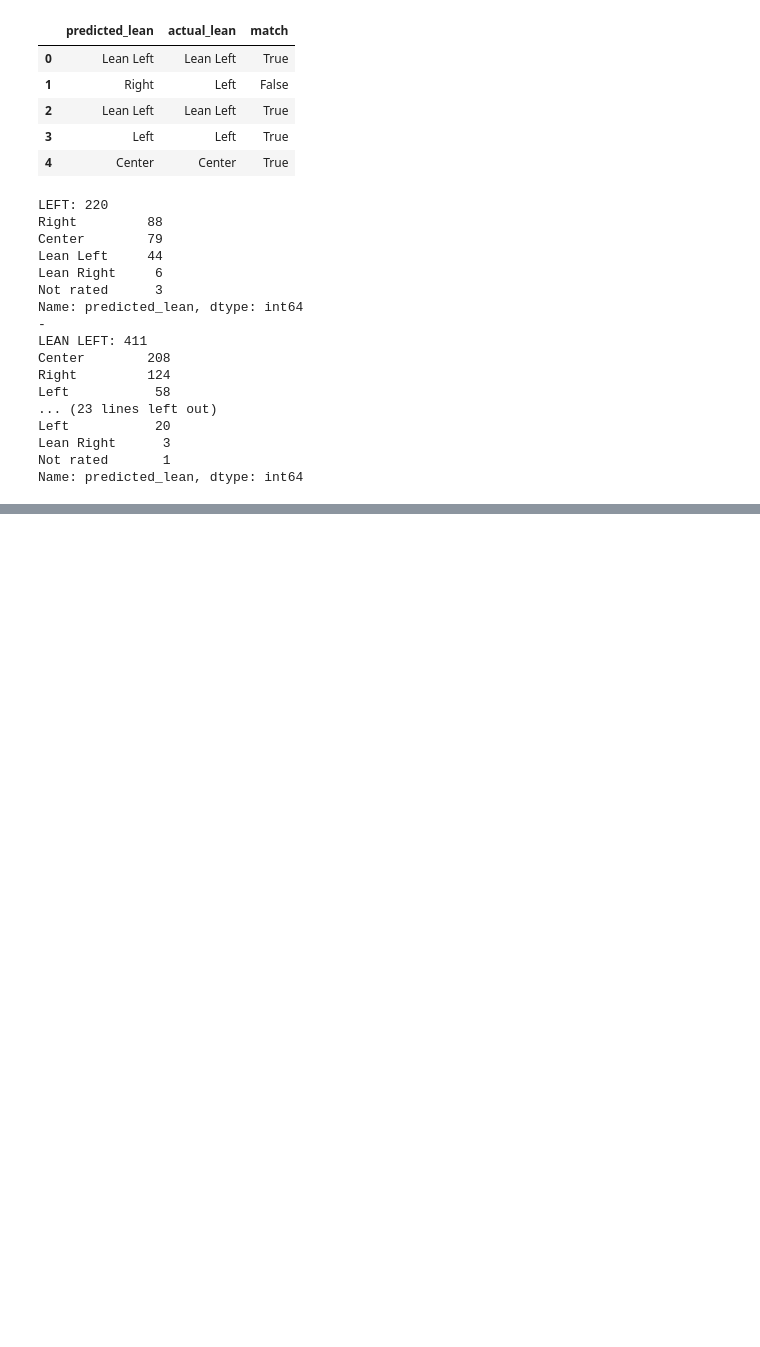
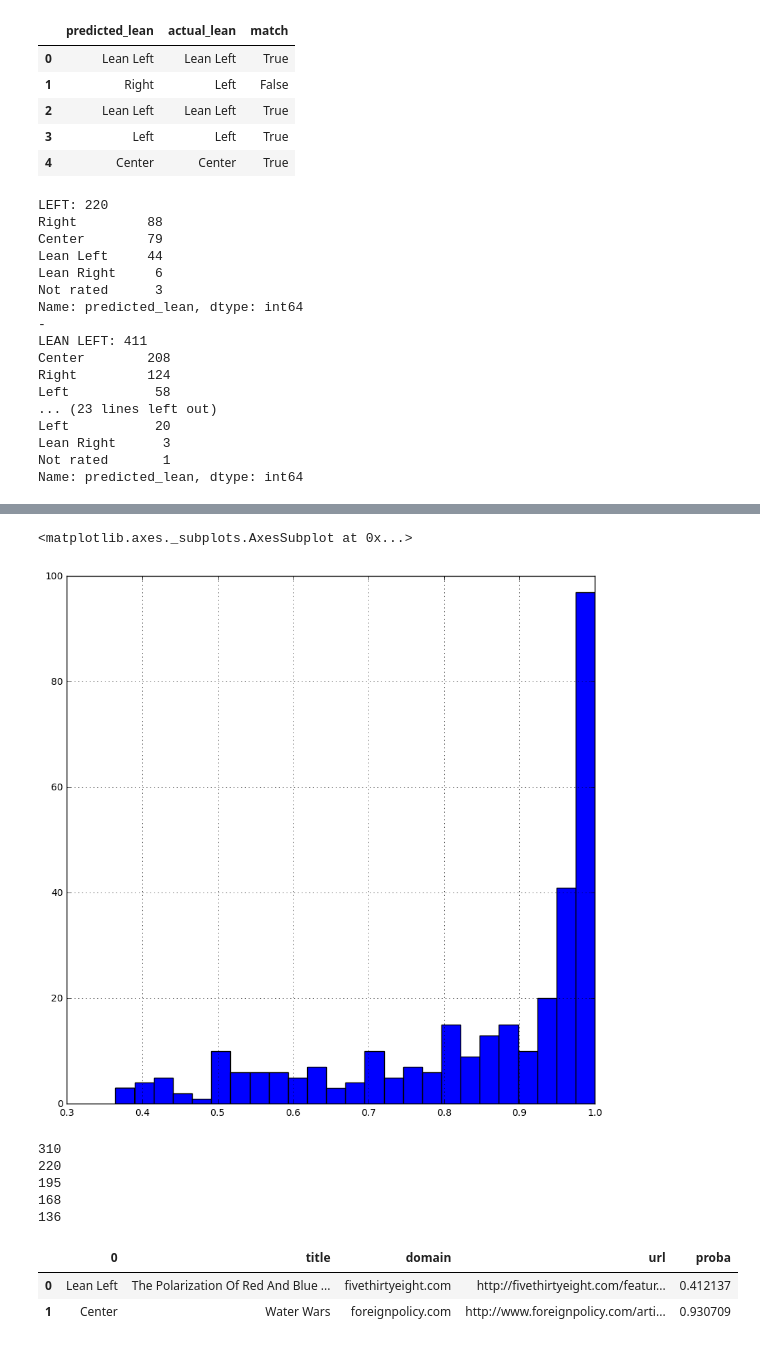
Before and after one commit to Stanleyyork/sfdat28-stevens, a Jupyter notebook: projects/political_lean/Exploration - Part 4.ipynb, the cells around one changed output, grey strips where cells are left out. Drawn from its saved outputs; the diff is of its cells as text; code cells hidden in the pictures; blank space fills up the shorter version.

```diff
--- a/projects/political_lean/Exploration - Part 4.ipynb
+++ b/projects/political_lean/Exploration - Part 4.ipynb
@@ -456,0 +530,24 @@ Name: predicted_lean, dtype: int64
+# %%
+pfproba_df['highest'].hist(bins=25, figsize=(10,10))
+# %% [output]
+<matplotlib.axes._subplots.AxesSubplot at 0x...>
+[figure, added]
+# %%
+print pfproba_df['highest'].count()
+print pfproba_df[pfproba_df.highest > 0.8]['highest'].count()
+print pfproba_df[pfproba_df.highest > 0.85]['highest'].count()
+print pfproba_df[pfproba_df.highest > 0.9]['highest'].count()
+print pfproba_df[pfproba_df.highest > 0.95]['highest'].count()
+# %% [output]
+310
+220
+195
+168
+136
+# %%
+pfp_df['proba'] = pfproba_df['highest']
+pfp_df.head(2)
+# %% [output]
+|  | 0 | title | domain | url | proba |
+| 0 | Lean Left | The Polarization Of Red And Blue ... | fivethirtyeight.com | http://fivethirtyeight.com/featur... | 0.412137 |
+| 1 | Center | Water Wars | foreignpolicy.com | http://www.foreignpolicy.com/arti... | 0.930709 |
```
Also changed, not shown: parts of 36 cells of this notebook.
